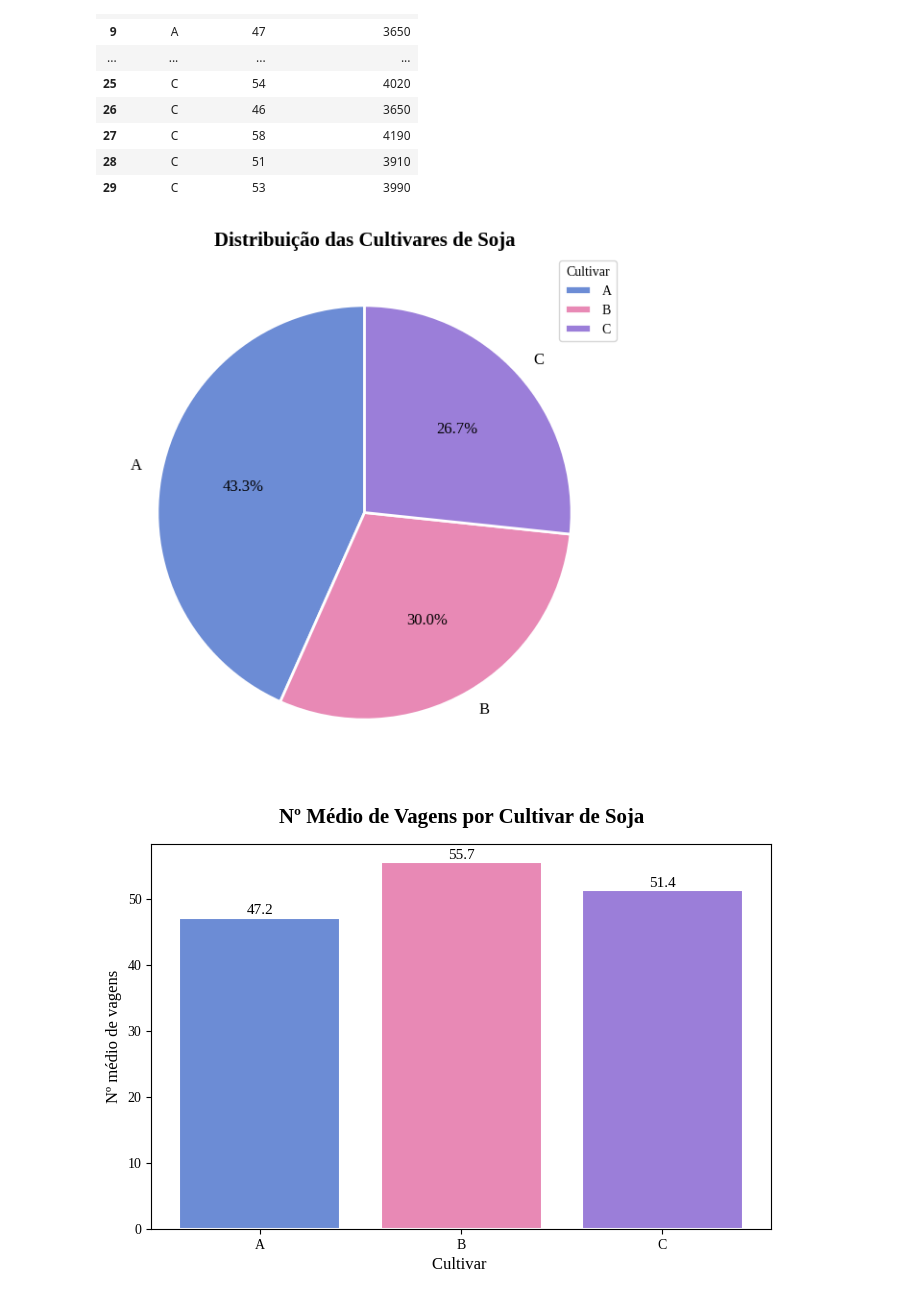
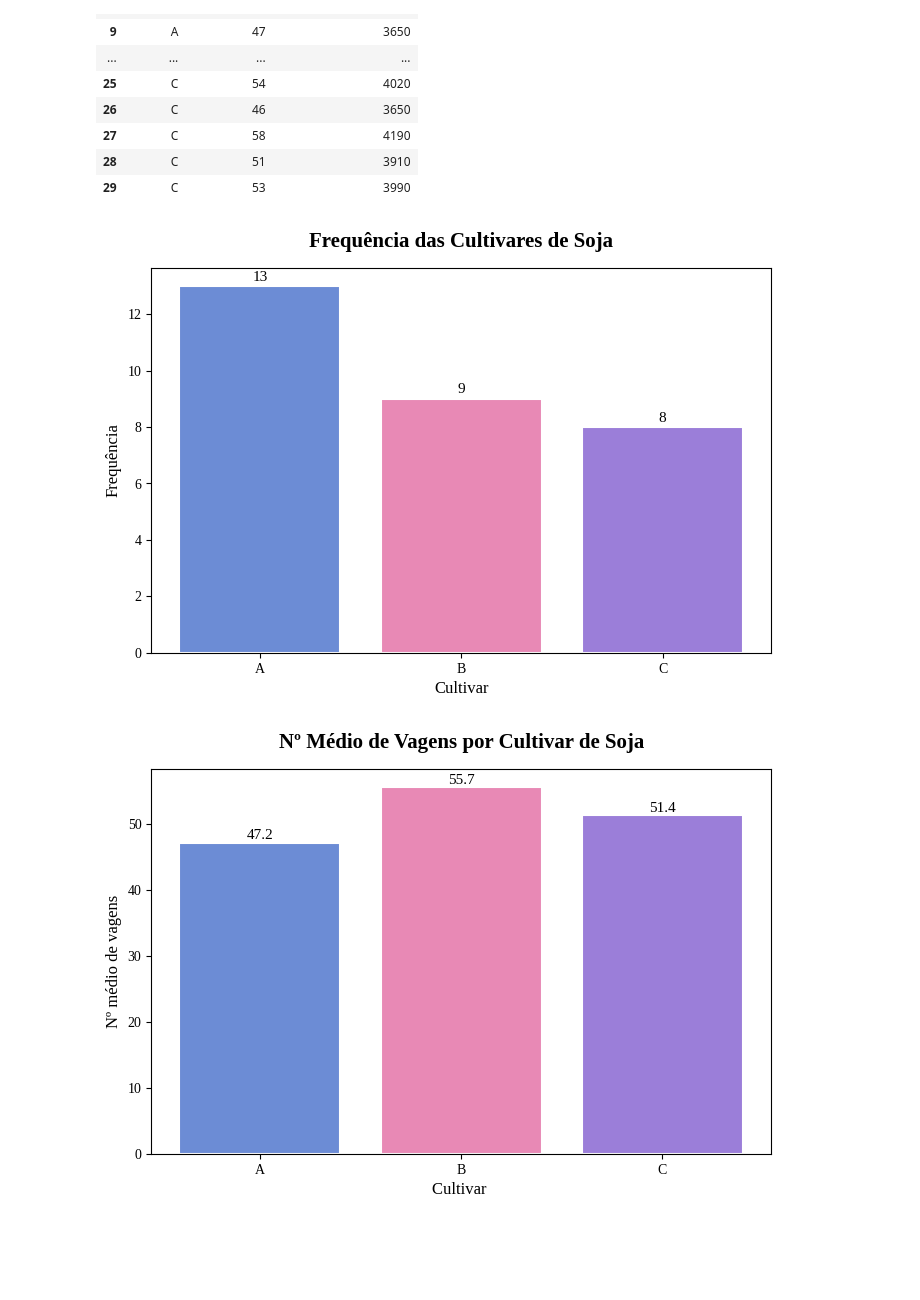
Before and after one commit to hasselmanneduarda-wq/bioestat-2026, a Jupyter notebook: tarefa02.ipynb, the cells around one changed output. Cells and saved outputs as stored; diff of their text form; code cells hidden in the pictures; blank space fills up the shorter version.

```diff
--- a/tarefa02.ipynb
+++ b/tarefa02.ipynb
@@ -4,9 +9,9 @@
 import pandas as pd
 import matplotlib.pyplot as plt
 
-plt.rcParams["font.family"] = "Liberation Serif"
+dados = pd.read_excel("semana02.xlsx")
 
-dados = pd.read_excel("dados_semana02.xlsx")
+dados.columns = dados.columns.str.strip()
 
 dados
 # %% [output]
@@ -28,36 +33,43 @@ dados
 | 28 | C | 51 | 3910 |
 | 29 | C | 53 | 3990 |
 # %%
-contagem = dados["Cultivar "].value_counts()
+contagem = dados["Cultivar"].value_counts()
 
 cores = ["#6C8CD5", "#E889B5", "#9B7ED9"]
 
-plt.figure(figsize=(7, 7))
+plt.figure(figsize=(8, 5))
 
-plt.pie(
-    contagem,
-    labels=contagem.index,
-    autopct="%1.1f%%",
-    colors=cores,
-    startangle=90,
-    wedgeprops={"edgecolor": "white", "linewidth": 2},
-    textprops={"fontsize": 12}
+barras = plt.bar(
+    contagem.index,
+    contagem.values,
+    color=cores,
+    edgecolor="white",
+    linewidth=1.5
 )
 
 plt.title(
-    "Distribuição das Cultivares de Soja",
+    "Frequência das Cultivares de Soja",
     fontsize=15,
-    fontweight="bold"
+    fontweight="bold",
+    pad=15
 )
 
-plt.legend(
-    title="Cultivar",
-    loc="upper right"
-)
+plt.xlabel("Cultivar", fontsize=12)
+plt.ylabel("Frequência", fontsize=12)
+
+for barra in barras:
+    altura = barra.get_height()
+    plt.text(
+        barra.get_x() + barra.get_width()/2,
+        altura + 0.2,
+        f"{int(altura)}",
+        ha="center",
+        fontsize=11
+    )
 
 plt.show()
 # %% [output]
-[figure, old version]
+[figure, new version]
 # %%
 media_vagens = dados.groupby("Cultivar ")["N de vagens"].mean()
 
```
Also changed, not shown: parts of 2 cells of this notebook.
